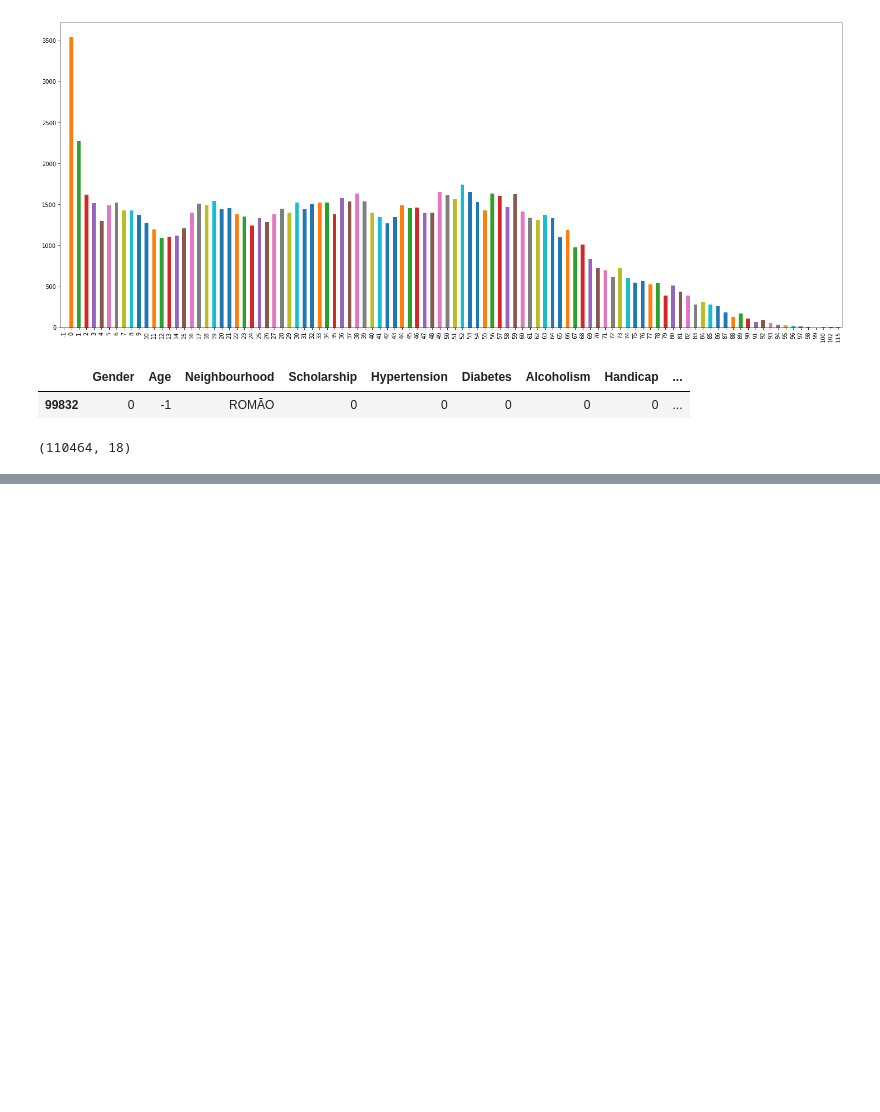
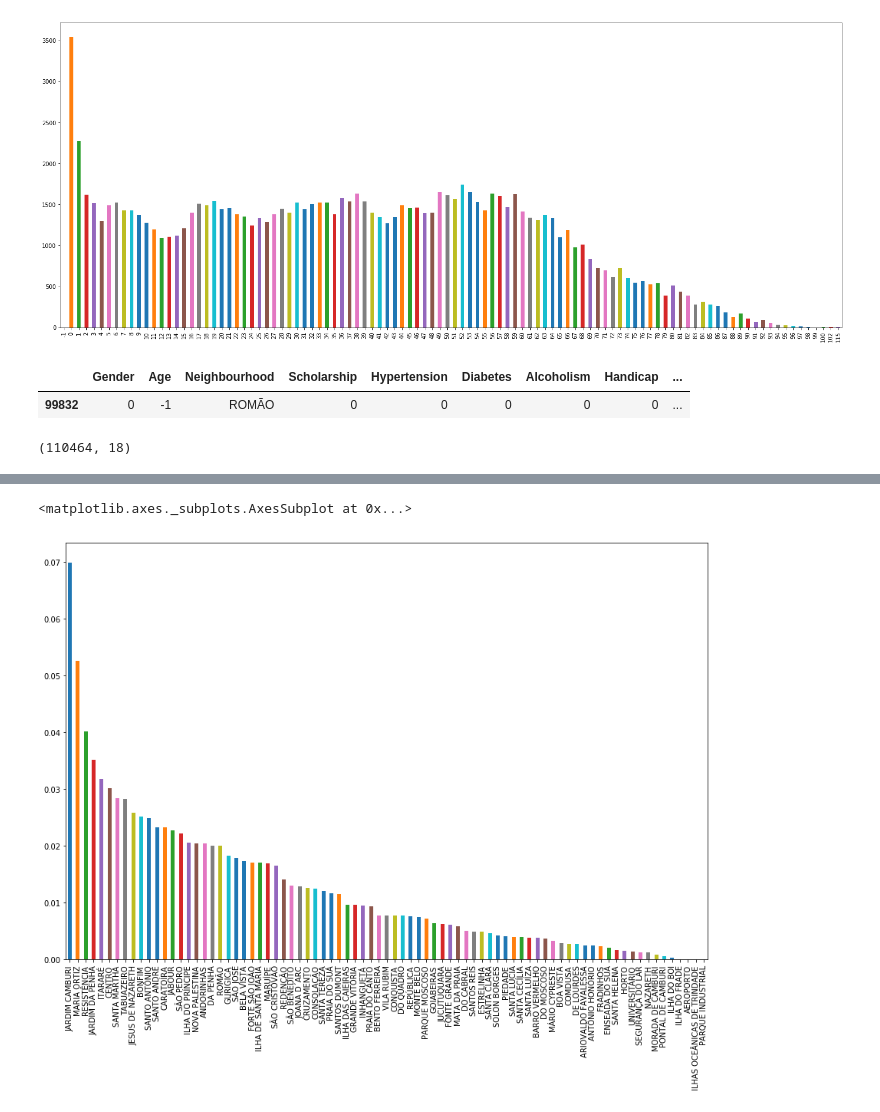
Before and after one commit to reaykatie/Projects, a Jupyter notebook: No-Show/No-show-preparation.ipynb, the cells around one changed output, grey strips where cells are left out. Saved outputs shown, nothing was run; the diff lists cells and outputs as text; code cells hidden in the pictures; blank space fills up the shorter version.

```diff
--- a/No-Show/No-show-preparation.ipynb
+++ b/No-Show/No-show-preparation.ipynb
@@ -328,0 +301,6 @@ for i, line in enumerate(data['Neighbourhood']):
+# %%
+# Bar chart showing neighbourhood value counts as a proportion of the whole
+(data['Neighbourhood'].value_counts().head(100)/len(data)).plot.bar(figsize=(15,10))
+# %% [output]
+<matplotlib.axes._subplots.AxesSubplot at 0x...>
+[figure, added]
```
Also changed, not shown: parts of 19 cells of this notebook, 1 other file.
